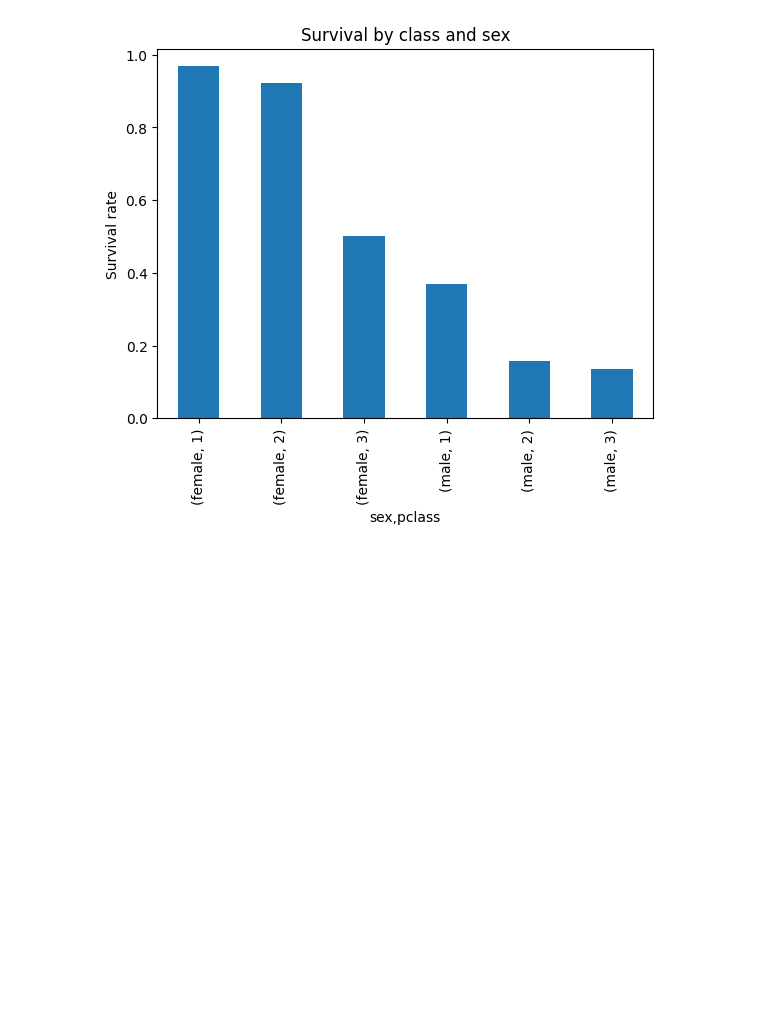
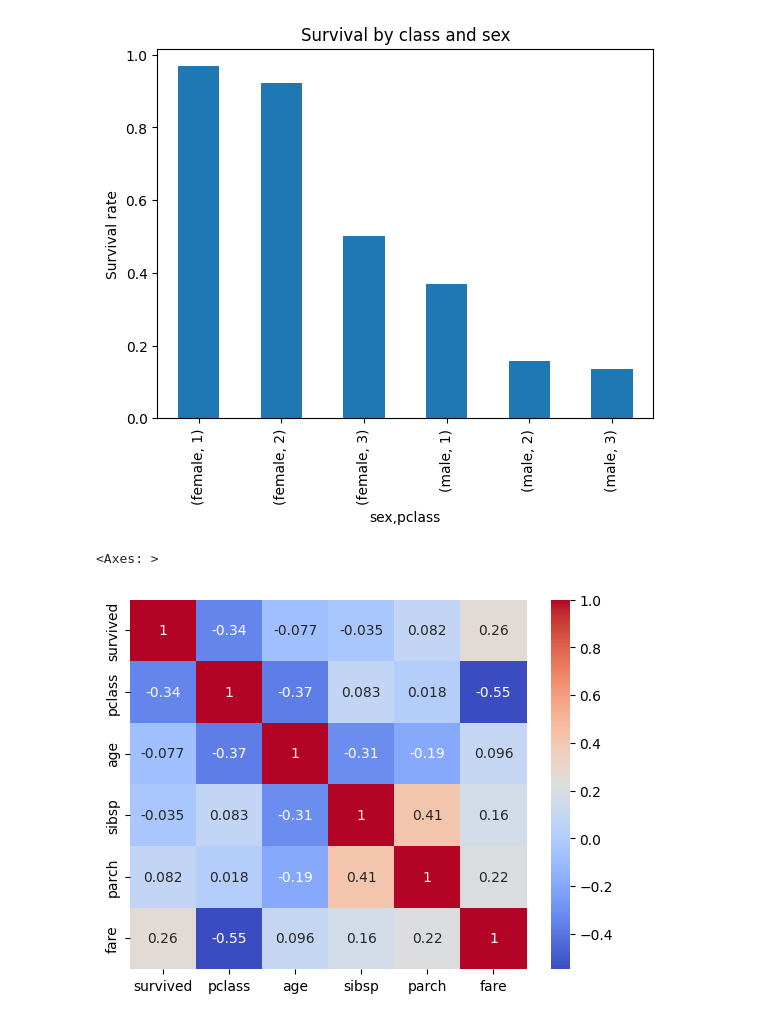
Before and after one commit to MastanSV/ai-engineering-journey, a Jupyter notebook: daily-notebooks/baseline-test/part11_eda.ipynb, the cells around one changed output. Cells and saved outputs as stored; diff of their text form; code cells hidden in the pictures; blank space fills up the shorter version.

```diff
--- a/daily-notebooks/baseline-test/part11_eda.ipynb
+++ b/daily-notebooks/baseline-test/part11_eda.ipynb
@@ -145,3 +151,8 @@ male    1         0.368852
         3         0.135447
 Name: survived, dtype: float64
 [figure]
+# %%
+sns.heatmap(df.select_dtypes('number').corr(), annot=True, cmap='coolwarm')
+# %% [output]
+<Axes: >
+[figure, added]
```
Also changed, not shown: parts of 3 cells of this notebook.
